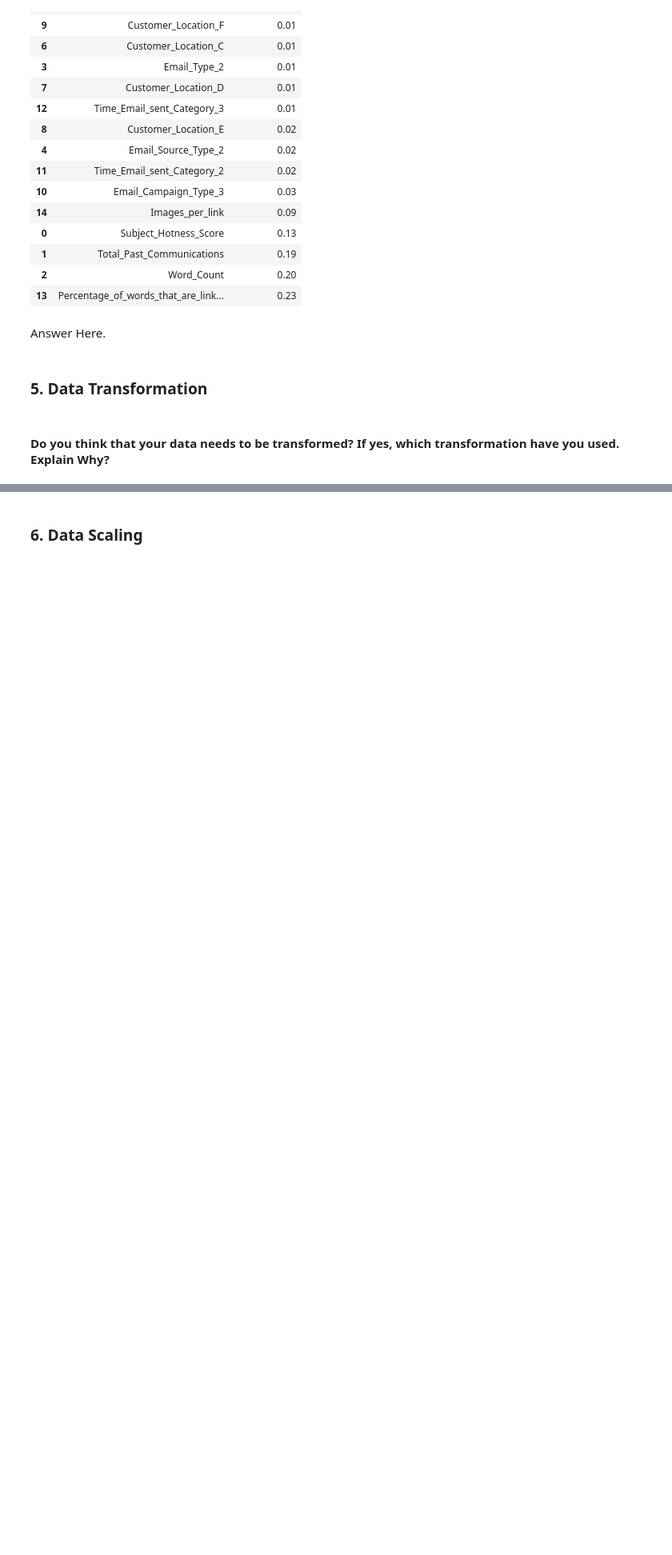
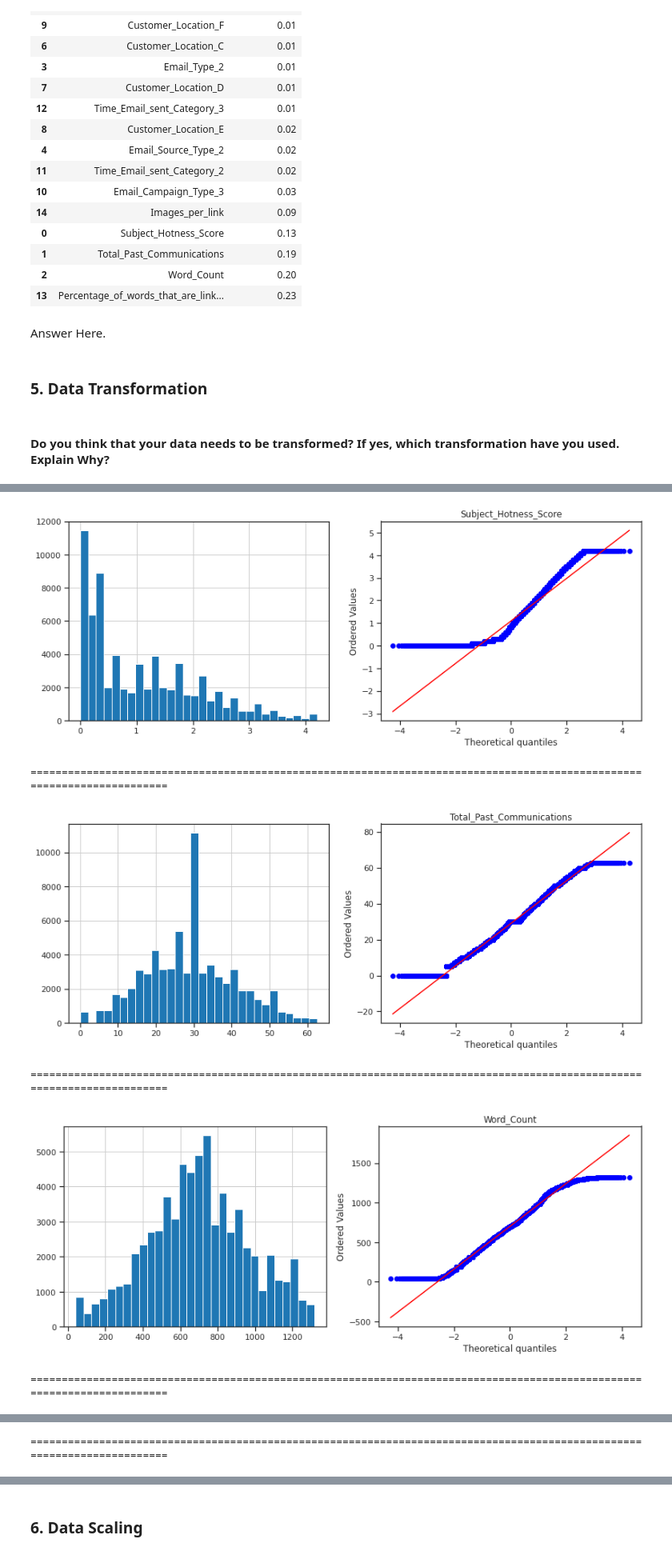
Before and after one commit to abhinav4201/Classification-Email-Campaign-Effectiveness-Prediction, a Jupyter notebook: Email_Campaign_Effectiveness_Prediction_capstone_3.ipynb, the cells around one changed output, grey strips where cells are left out. Shown at 80% size. Saved outputs shown, nothing was run; the diff lists cells and outputs as text; code cells hidden in the pictures; blank space fills up the shorter version.

Commit message:
completed till data splittng

```diff
--- a/Email_Campaign_Effectiveness_Prediction_capstone_3.ipynb
+++ b/Email_Campaign_Effectiveness_Prediction_capstone_3.ipynb
@@ -1869,0 +1868,16 @@ Answer Here.
+# %%
+# Transform Your data
+# Getting symmetric and skew symmetric features from the columns
+symmetric_feature=[]
+non_symmetric_feature=[]
+for i in df_removed.describe().columns:
+  if abs(df_removed[i].mean()-df_removed[i].median())<0.1:
+    symmetric_feature.append(i)
+  else:
+    non_symmetric_feature.append(i)
+
+# Getting Symmetric Distributed Features
+print("Symmetric Distributed Features : -",symmetric_feature)
+
+# Getting Skew Symmetric Distributed Features
+print("Skew Symmetric Distributed Features : -",non_symmetric_feature)
@@ -1869,0 +1887,21 @@ Answer Here.
+# %%
+#vizualization
+for variable in non_symmetric_feature:
+  sns.set_context('notebook')
+  plt.figure(figsize=(14,5))
+  plt.subplot(1,2,1)   #means 1 row, 2 Columns and 1st plot
+  df_removed[variable].hist(bins=30)
+
+  ##QQ plot
+  plt.subplot(1,2,2)
+  stats.probplot(df_removed[variable], dist='norm',plot=plt)
+  plt.title(variable)
+  plt.show()
+  print('='*120)
+# %% [output]
+[figure, added]
+========================================================================================================================
+[figure, added]
+========================================================================================================================
+[figure, added]
+========================================================================================================================
@@ -1869,0 +1909 @@ Answer Here.
+========================================================================================================================
```
Also changed, not shown: parts of 19 cells of this notebook.
